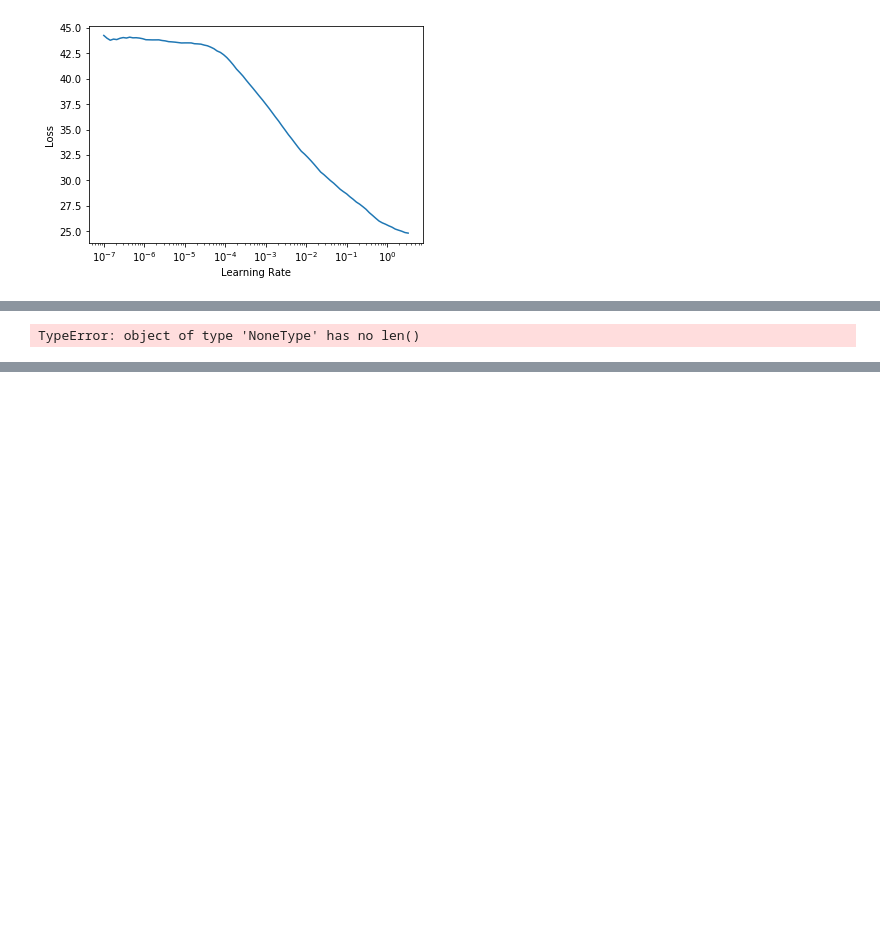
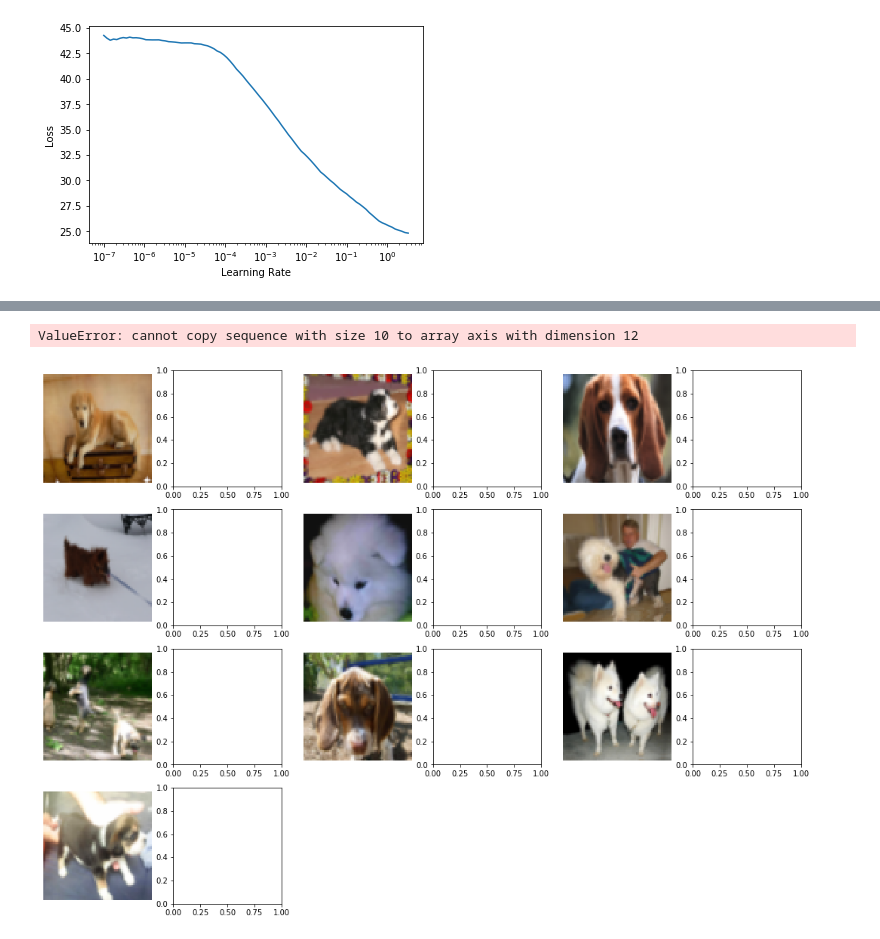
Before and after one commit to lgvaz/projects, a Jupyter notebook: vision/style/imagewoof.ipynb, the cells around one changed output, grey strips where cells are left out. Drawn from its saved outputs; the diff is of its cells as text; code cells hidden in the pictures; blank space fills up the shorter version.

```diff
--- a/vision/style/imagewoof.ipynb
+++ b/vision/style/imagewoof.ipynb
@@ -110,4 +106,3 @@ res = learn.show_results(show=False)
-# %%
-len(res)
-# %% [output]
-TypeError: object of type 'NoneType' has no len()
+# %%
+learn.show_results()
+# %% [output]
@@ -113,0 +110,2 @@ TypeError: object of type 'NoneType' has no len()
+ValueError: cannot copy sequence with size 10 to array axis with dimension 12
+[figure, added]
```
Also changed, not shown: parts of 6 cells of this notebook, 3 other files.
